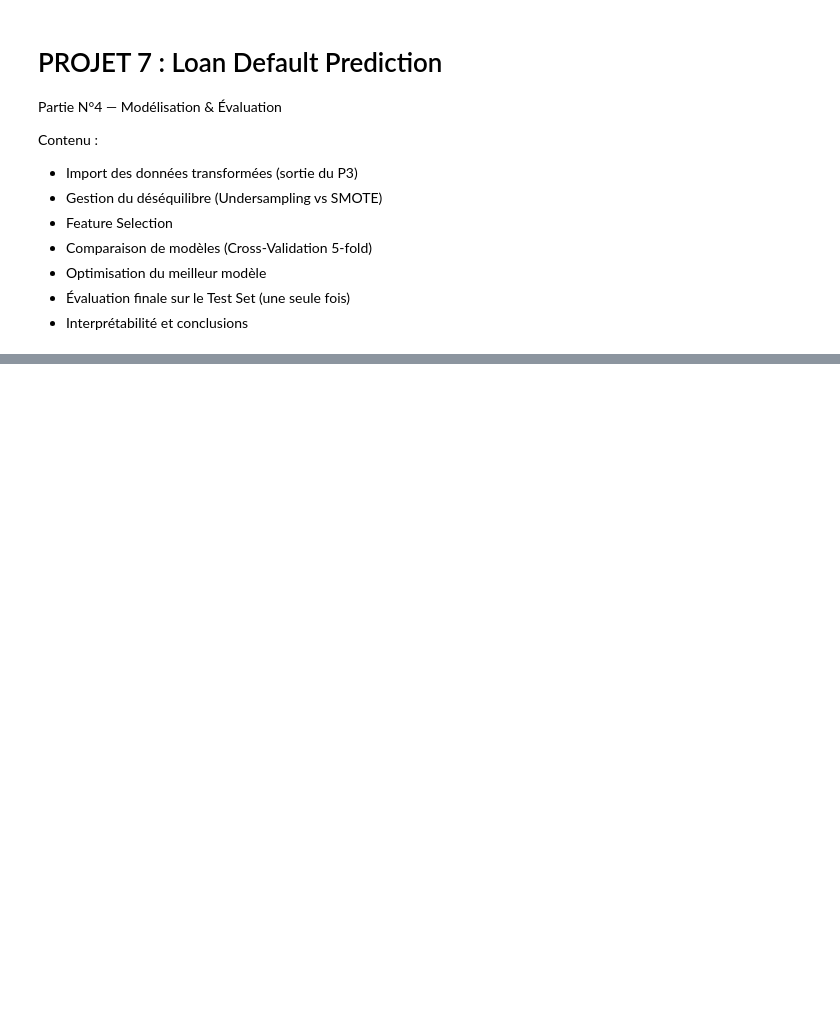
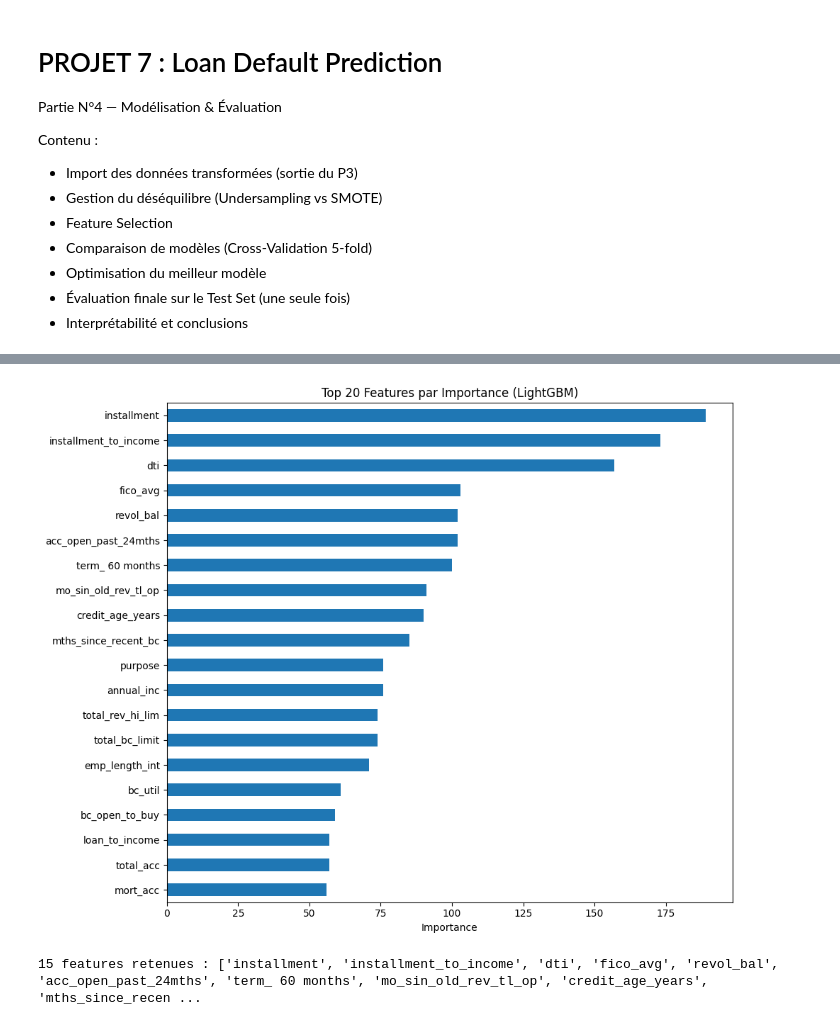
Before and after one commit to SeiDra/lending-club-prediction, a Jupyter notebook: du_sda_ml2_P4_modeling.ipynb, the cells around one changed output, grey strips where cells are left out. Drawn from its saved outputs; the diff is of its cells as text; code cells hidden in the pictures; blank space fills up the shorter version.

```diff
--- a/du_sda_ml2_P4_modeling.ipynb
+++ b/du_sda_ml2_P4_modeling.ipynb
@@ -56,33 +47,46 @@ print(train_y_smote.value_counts())
+# %%
+from imblearn.over_sampling import SMOTE
+
+# SMOTE "RAM-friendly" pour 16 GB :
+# - ratio limité pour éviter de doubler complètement la classe minoritaire
+# - k_neighbors plus petit pour réduire le coût de calcul
+smote = SMOTE(sampling_strategy=0.35, k_neighbors=3, random_state=42)
+
+# On conserve les noms de variables existants pour ne pas casser la suite du notebook
+train_X_under, train_y_under = smote.fit_resample(train_X, train_y)
+print(f"SMOTE (ratio=0.35) : {train_X_under.shape}")
+print(train_y_under.value_counts())
 # %%
 # Méthode : Feature Importance via un modèle LightGBM rapide
 from lightgbm import LGBMClassifier
 
 # Entraîner un modèle rapide pour obtenir les importances
 lgbm_quick = LGBMClassifier(n_estimators=100, random_state=42, verbose=-1)
 lgbm_quick.fit(train_X_under, train_y_under)
 
 # Extraire et afficher les importances
 importances = pd.Series(lgbm_quick.feature_importances_, index=train_X_under.columns)
 importances = importances.sort_values(ascending=False)
 
 plt.figure(figsize=(10, 8))
 importances.head(20).plot(kind='barh')
 plt.title("Top 20 Features par Importance (LightGBM)")
 plt.xlabel("Importance")
 plt.gca().invert_yaxis()
 plt.tight_layout()
 plt.show()
 
 # Sélectionner les features avec importance > 0 (ou un seuil personnalisé)
-# ou choisir un nombre fixe (ex: top 15)
 N_TOP_FEATURES = 15
 vars_final = importances.head(N_TOP_FEATURES).index.tolist()
 print(f"\n{N_TOP_FEATURES} features retenues : {vars_final}")
 
 # Filtrer train et test
 train_X_under_selected = train_X_under[vars_final]
-train_X_smote_selected = train_X_smote[vars_final]
 test_X_selected = test_X[vars_final]
+# %% [output]
+[figure, added]
+15 features retenues : ['installment', 'installment_to_income', 'dti', 'fico_avg', 'revol_bal', 'acc_open_past_24mths', 'term_ 60 months', 'mo_sin_old_rev_tl_op', 'credit_age_years', 'mths_since_recen ...
 # %%
 def calculate_scores(model, X_trn, y_trn, X_tst, y_tst):
     """Entraîne le modèle et calcule les métriques sur le jeu de test."""
```
Also changed, not shown: parts of 6 cells of this notebook.
